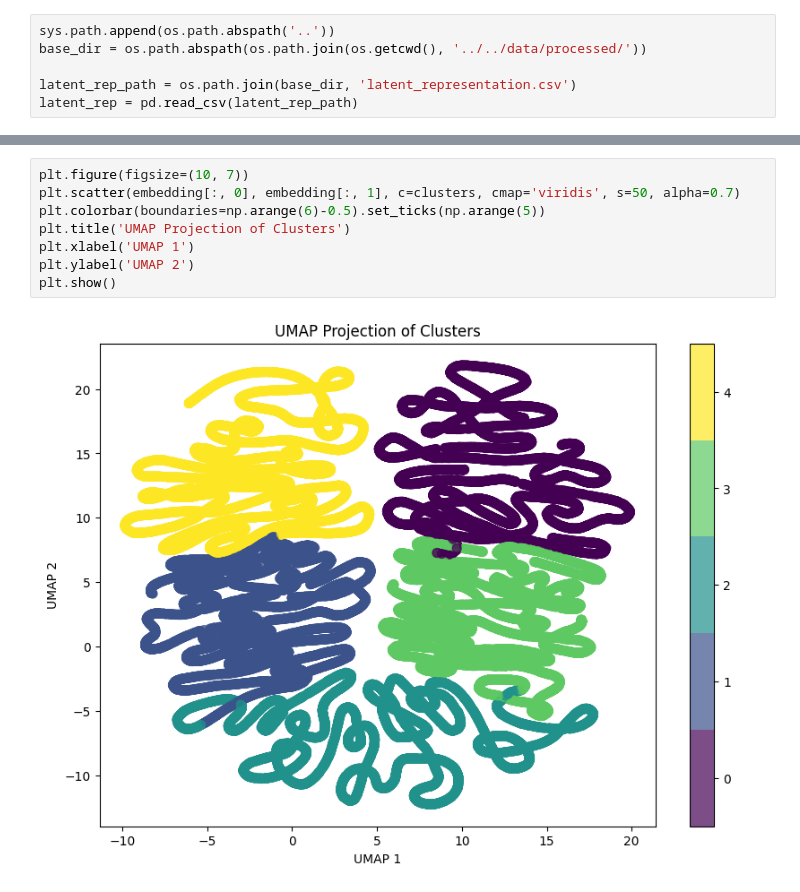
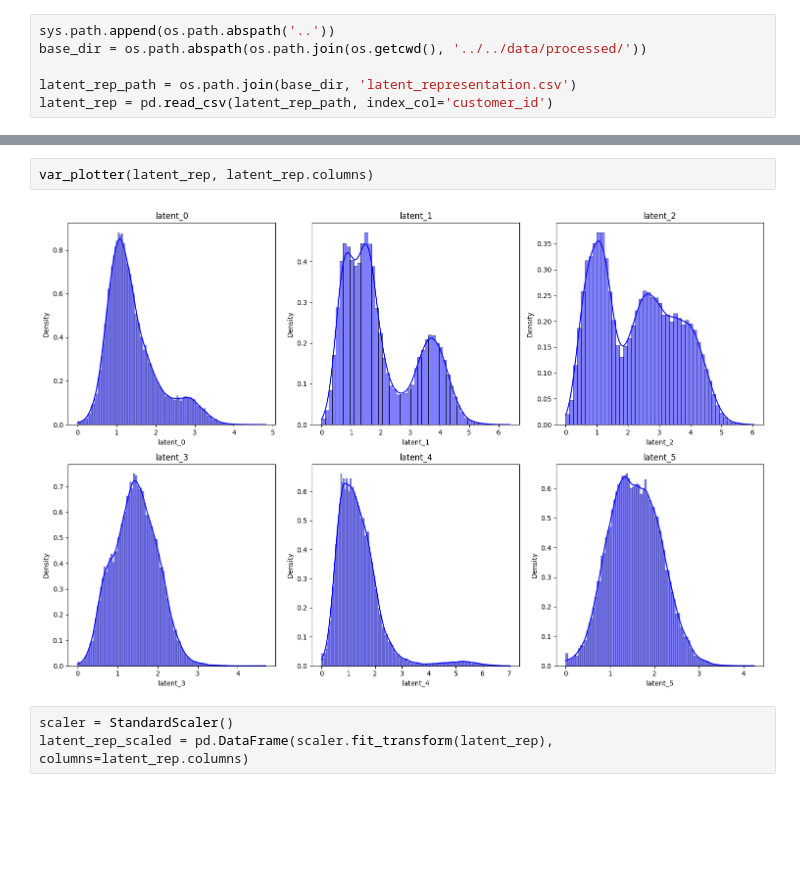
Before and after one commit to master-boda/Client-Segmentation-with-U-MAP-Embedding, a Jupyter notebook: src/modeling/modeling.ipynb, the cells around one changed output, grey strips where cells are left out. Saved outputs shown, nothing was run; the diff lists cells and outputs as text; blank space fills up the shorter version.

```diff
--- a/src/modeling/modeling.ipynb
+++ b/src/modeling/modeling.ipynb
@@ -12,4 +26,4 @@ sys.path.append(os.path.abspath('..'))
 base_dir = os.path.abspath(os.path.join(os.getcwd(), '../../data/processed/'))
 
 latent_rep_path = os.path.join(base_dir, 'latent_representation.csv')
-latent_rep = pd.read_csv(latent_rep_path)
+latent_rep = pd.read_csv(latent_rep_path, index_col='customer_id')
@@ -38,10 +30,7 @@ latent_rep.head()
-# %%
-plt.figure(figsize=(10, 7))
-plt.scatter(embedding[:, 0], embedding[:, 1], c=clusters, cmap='viridis', s=50, alpha=0.7)
-plt.colorbar(boundaries=np.arange(6)-0.5).set_ticks(np.arange(5))
-plt.title('UMAP Projection of Clusters')
-plt.xlabel('UMAP 1')
-plt.ylabel('UMAP 2')
-plt.show()
-# %% [output]
-[figure, removed]
+# %%
+var_plotter(latent_rep, latent_rep.columns)
+# %% [output]
+[figure, added]
+# %%
+scaler = StandardScaler()
+latent_rep_scaled = pd.DataFrame(scaler.fit_transform(latent_rep), columns=latent_rep.columns)
```
Also changed, not shown: parts of 13 cells of this notebook, 15 other files.
